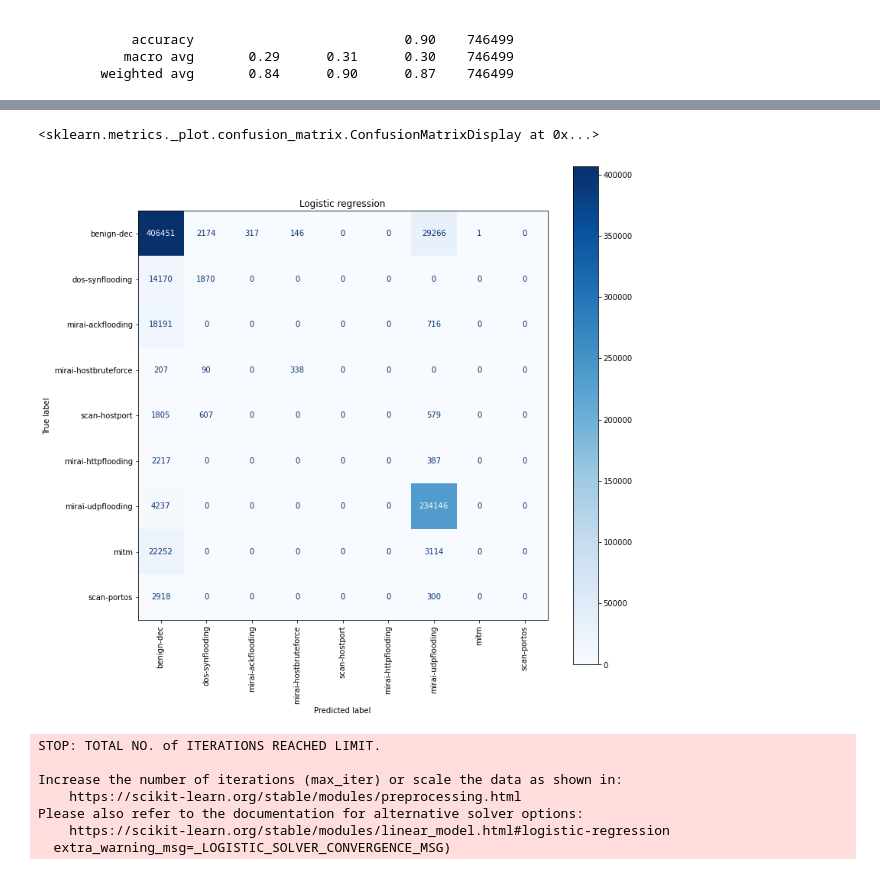
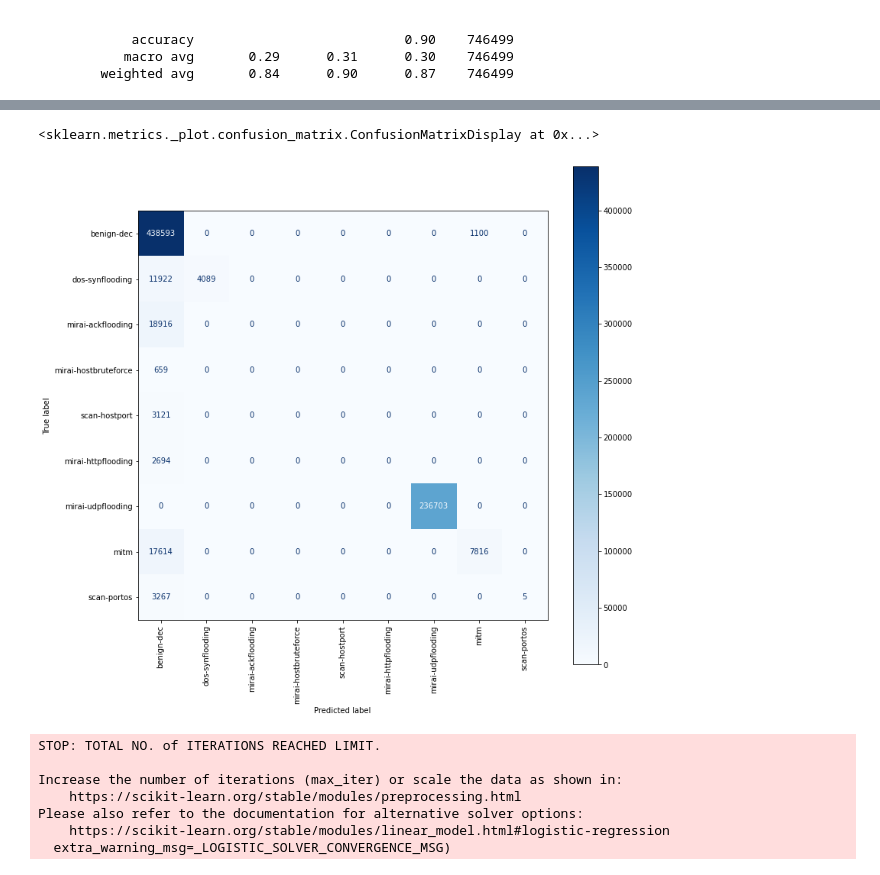
Before and after one commit to hykhhijk/Packet-classifier, a Jupyter notebook: Packet_classifier.ipynb, the cells around one changed output, grey strips where cells are left out. Cells and saved outputs as stored; diff of their text form; code cells hidden in the pictures.

```diff
--- a/Packet_classifier.ipynb
+++ b/Packet_classifier.ipynb
@@ -533,0 +587,5 @@ Please also refer to the documentation for alternative solver options:
+# %%
+model_rf = RandomForestClassifier(max_depth=5)
+model_rf.fit(X_train, y_train)
+y_pred =model_rf.predict(X_valid)
+print(classification_report(y_valid, y_pred, target_names=labels))
@@ -533,0 +608,5 @@ Please also refer to the documentation for alternative solver options:
+# %%
+model_rf = RandomForestClassifier(max_depth=10)
+model_rf.fit(X_train, y_train)
+y_pred =model_rf.predict(X_valid)
+print(classification_report(y_valid, y_pred, target_names=labels))
@@ -533,0 +629,5 @@ Please also refer to the documentation for alternative solver options:
+# %%
+model_rf = RandomForestClassifier()
+model_rf.fit(X_train, y_train)
+y_pred =model_rf.predict(X_valid)
+print(classification_report(y_valid, y_pred, target_names=labels))
@@ -534,11 +650,11 @@ Please also refer to the documentation for alternative solver options:
 # %%
 fig, ax = plt.subplots(figsize=(12, 12))
 plt.title('')
-plot_confusion_matrix(Linear_list[1], X_valid, y_valid, display_labels=labels, cmap=plt.cm.Blues,
+plot_confusion_matrix(model_rf, X_valid_scaled, y_valid, display_labels=labels, cmap=plt.cm.Blues,
                       ax=ax, xticks_rotation="vertical")
 # %% [output]
 <sklearn.metrics._plot.confusion_matrix.ConfusionMatrixDisplay at 0x...>
-[figure, old version]
+[figure, new version]
 # %%
 fig, ax = plt.subplots(figsize=(12, 12))
 model_logistic = LogisticRegression(max_iter=3000)
```
Also changed, not shown: parts of 35 cells of this notebook, 2 other files.
